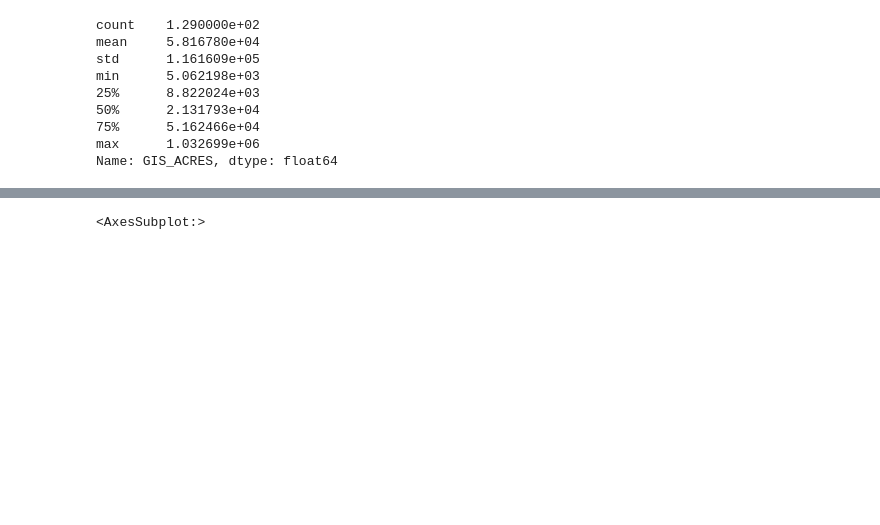
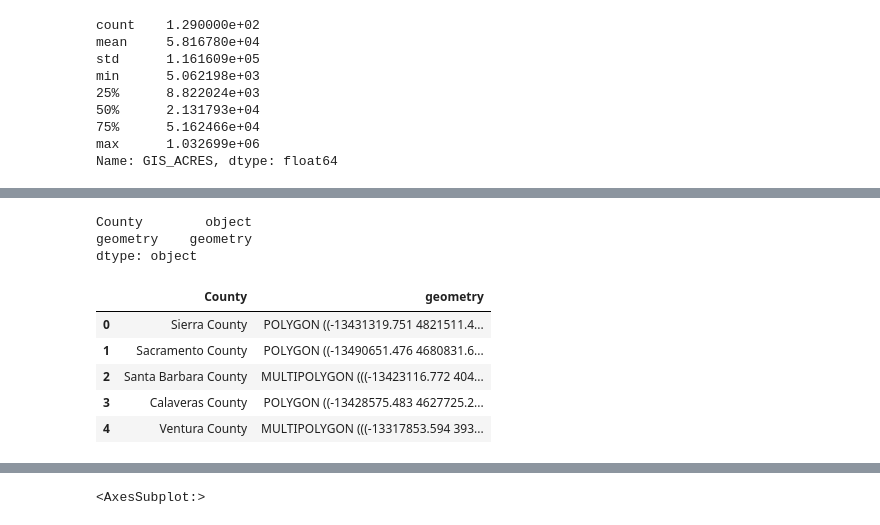
Before and after one commit to shivavsrivastava/AQIIndexDuringAndAfterFire, a Jupyter notebook: AQIIndex.ipynb, the cells around one changed output, grey strips where cells are left out. Saved outputs shown, nothing was run; the diff lists cells and outputs as text; code cells hidden in the pictures; blank space fills up the shorter version.

```diff
--- a/AQIIndex.ipynb
+++ b/AQIIndex.ipynb
@@ -117,0 +131,16 @@ There are a few conclusions that can be drawn:
+# %%
+cal_counties_cols = ['NAMELSAD', 'geometry']
+cal_counties = cal_counties[cal_counties_cols]
+cal_counties = cal_counties.rename(columns = {'NAMELSAD': 'County'})
+print(cal_counties.dtypes)
+cal_counties.head()
+# %% [output]
+County        object
+geometry    geometry
+dtype: object
+|  | County | geometry |
+| 0 | Sierra County | POLYGON ((-13431319.751 4821511.4... |
+| 1 | Sacramento County | POLYGON ((-13490651.476 4680831.6... |
+| 2 | Santa Barbara County | MULTIPOLYGON (((-13423116.772 404... |
+| 3 | Calaveras County | POLYGON ((-13428575.483 4627725.2... |
+| 4 | Ventura County | MULTIPOLYGON (((-13317853.594 393... |
```
Also changed, not shown: parts of 9 cells of this notebook.
